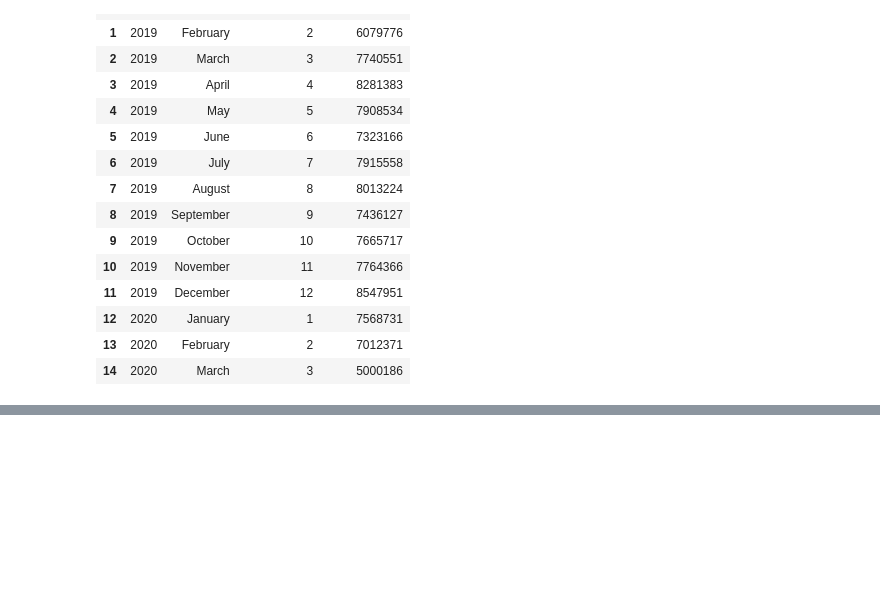
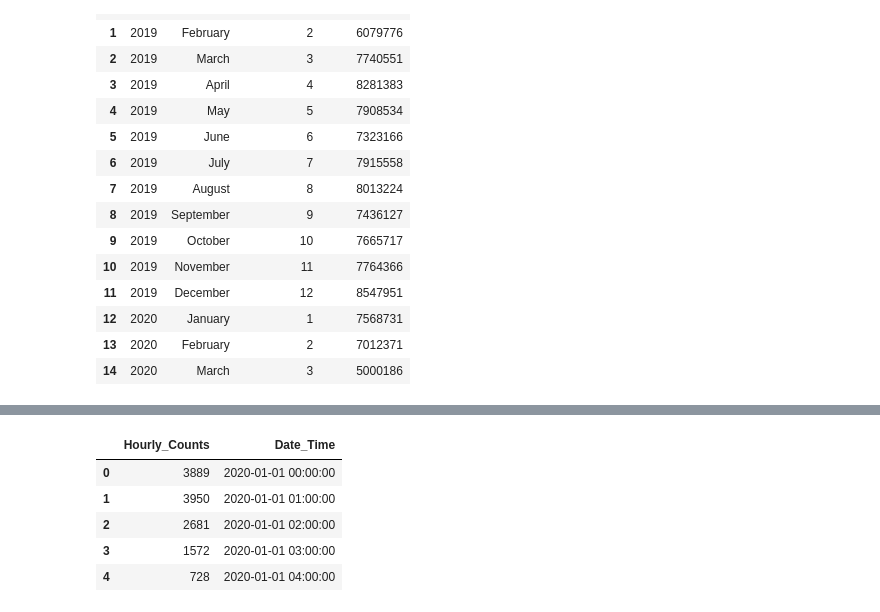
Before and after one commit to jendives2000/Data_ML_Practice_2025, a Jupyter notebook: 1-3-SQL/practice/DuckDB/notebooks/4_duckdb_handson_eda.ipynb, the cells around one changed output, grey strips where cells are left out. Saved outputs shown, nothing was run; the diff lists cells and outputs as text; code cells hidden in the pictures; blank space fills up the shorter version.

```diff
--- a/1-3-SQL/practice/DuckDB/notebooks/4_duckdb_handson_eda.ipynb
+++ b/1-3-SQL/practice/DuckDB/notebooks/4_duckdb_handson_eda.ipynb
@@ -931,0 +951,10 @@ fig.show()
+# %%
+sensors_2020_df = var_to_df(sensors_2020)
+sensors_2020_df.head(5)
+# %% [output]
+|  | Hourly_Counts | Date_Time |
+| 0 | 3889 | 2020-01-01 00:00:00 |
+| 1 | 3950 | 2020-01-01 01:00:00 |
+| 2 | 2681 | 2020-01-01 02:00:00 |
+| 3 | 1572 | 2020-01-01 03:00:00 |
+| 4 | 728 | 2020-01-01 04:00:00 |
```
Also changed, not shown: parts of 15 cells of this notebook, 2 other files.
